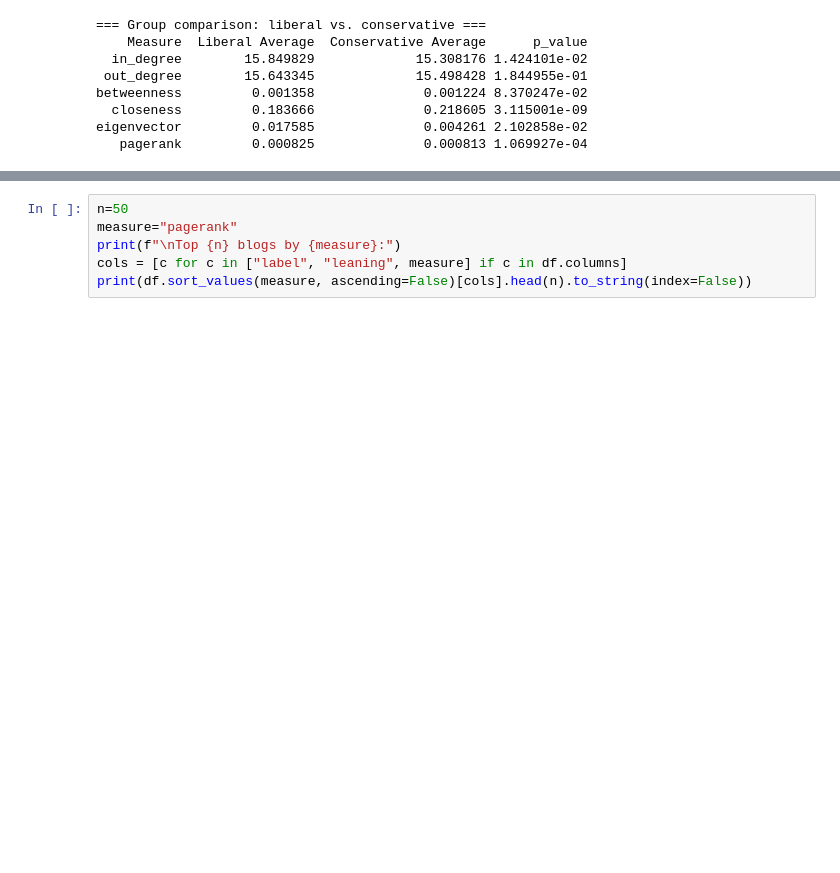
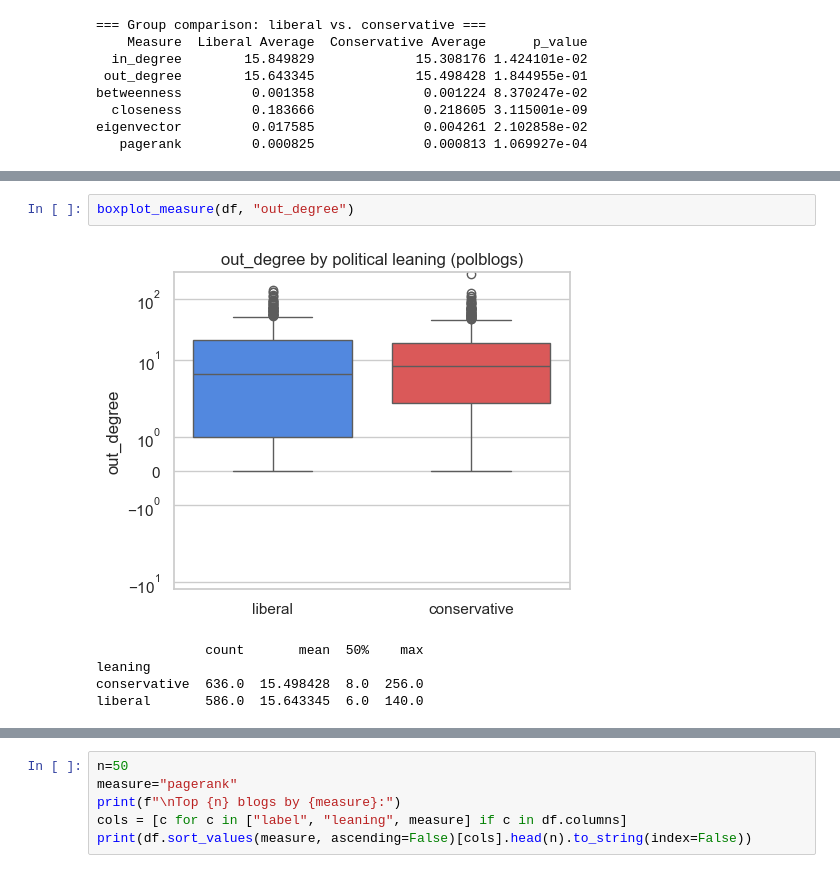
Before and after one commit to audiorunner13/Masters-Coursework, a Jupyter notebook: Data620 Fall 2026/Week 5/Project 1/Data 620 Week 5 Assignment - Project 1.ipynb, the cells around one changed output, grey strips where cells are left out. Saved outputs shown, nothing was run; the diff lists cells and outputs as text; blank space fills up the shorter version.

```diff
--- a/Data620 Fall 2026/Week 5/Project 1/Data 620 Week 5 Assignment - Project 1.ipynb
+++ b/Data620 Fall 2026/Week 5/Project 1/Data 620 Week 5 Assignment - Project 1.ipynb
@@ -191,0 +228,8 @@ fig.tight_layout()
+# %%
+boxplot_measure(df, "out_degree")
+# %% [output]
+[figure, added]
+              count       mean  50%    max
+leaning
+conservative  636.0  15.498428  8.0  256.0
+liberal       586.0  15.643345  6.0  140.0
```
Also changed, not shown: parts of 27 cells of this notebook, 5 other files.
